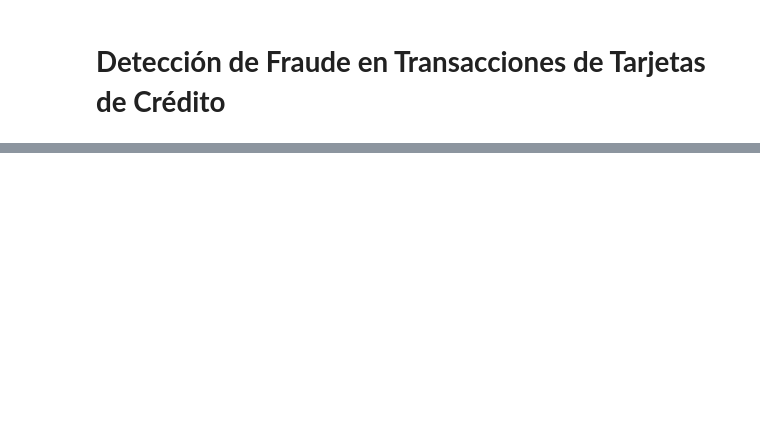
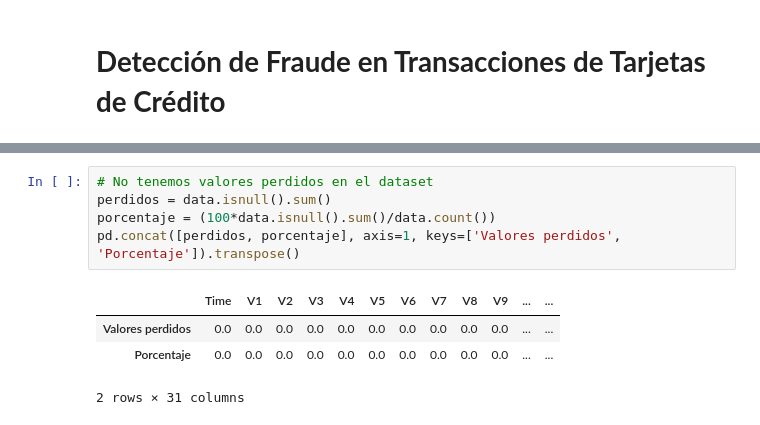
Before and after one commit to angemaria25/credit-card-fraud-detection, a Jupyter notebook: main.ipynb, the cells around one changed output, grey strips where cells are left out. Cells and saved outputs as stored; diff of their text form; blank space fills up the shorter version.

```diff
--- a/main.ipynb
+++ b/main.ipynb
@@ -448,0 +39,10 @@ X_train.head()
+# %%
+# No tenemos valores perdidos en el dataset
+perdidos = data.isnull().sum()
+porcentaje = (100*data.isnull().sum()/data.count())
+pd.concat([perdidos, porcentaje], axis=1, keys=['Valores perdidos', 'Porcentaje']).transpose()
+# %% [output]
+|  | Time | V1 | V2 | V3 | V4 | V5 | V6 | V7 | V8 | V9 | ... | ... |
+| Valores perdidos | 0.0 | 0.0 | 0.0 | 0.0 | 0.0 | 0.0 | 0.0 | 0.0 | 0.0 | 0.0 | ... | ... |
+| Porcentaje | 0.0 | 0.0 | 0.0 | 0.0 | 0.0 | 0.0 | 0.0 | 0.0 | 0.0 | 0.0 | ... | ... |
+2 rows × 31 columns
```
Also changed, not shown: parts of 72 cells of this notebook, 8 other files.
